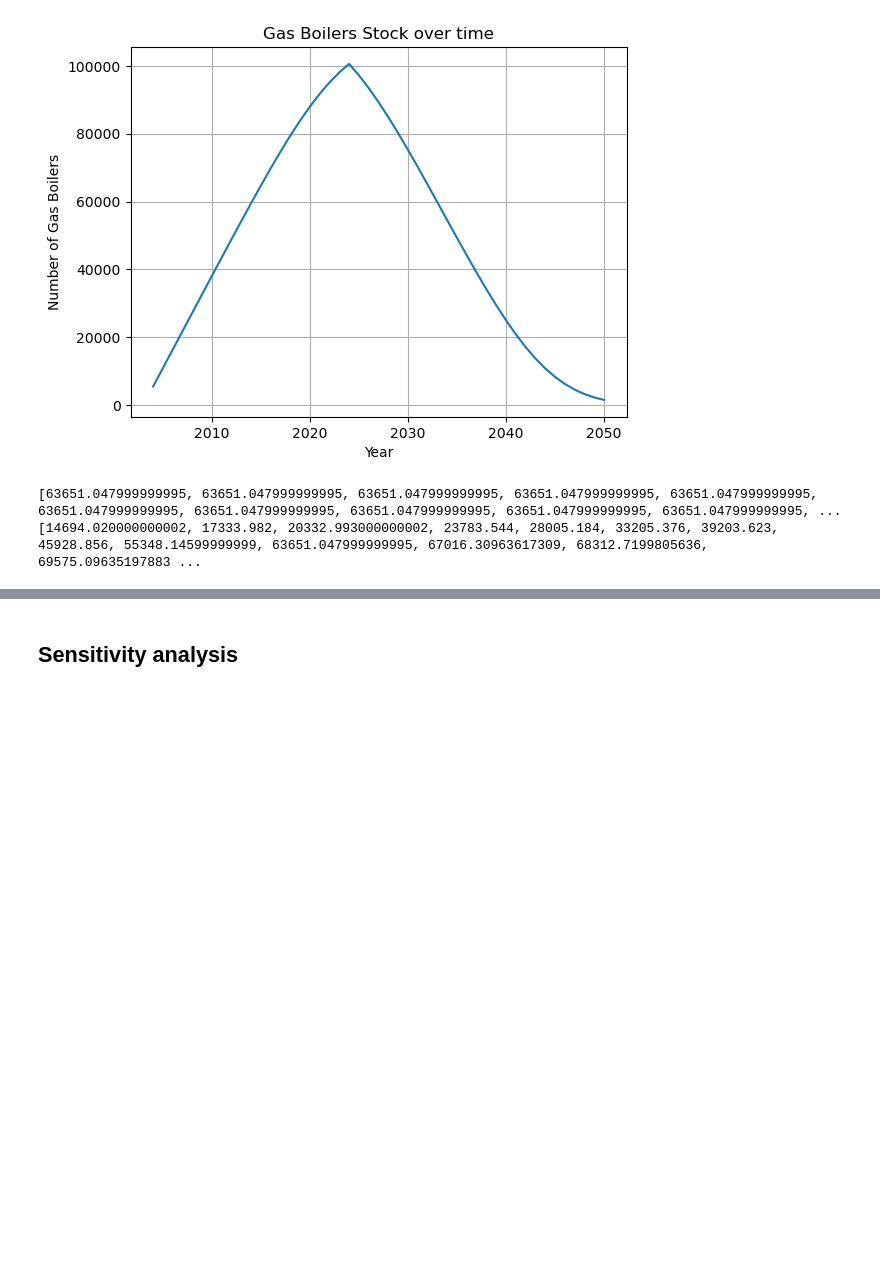
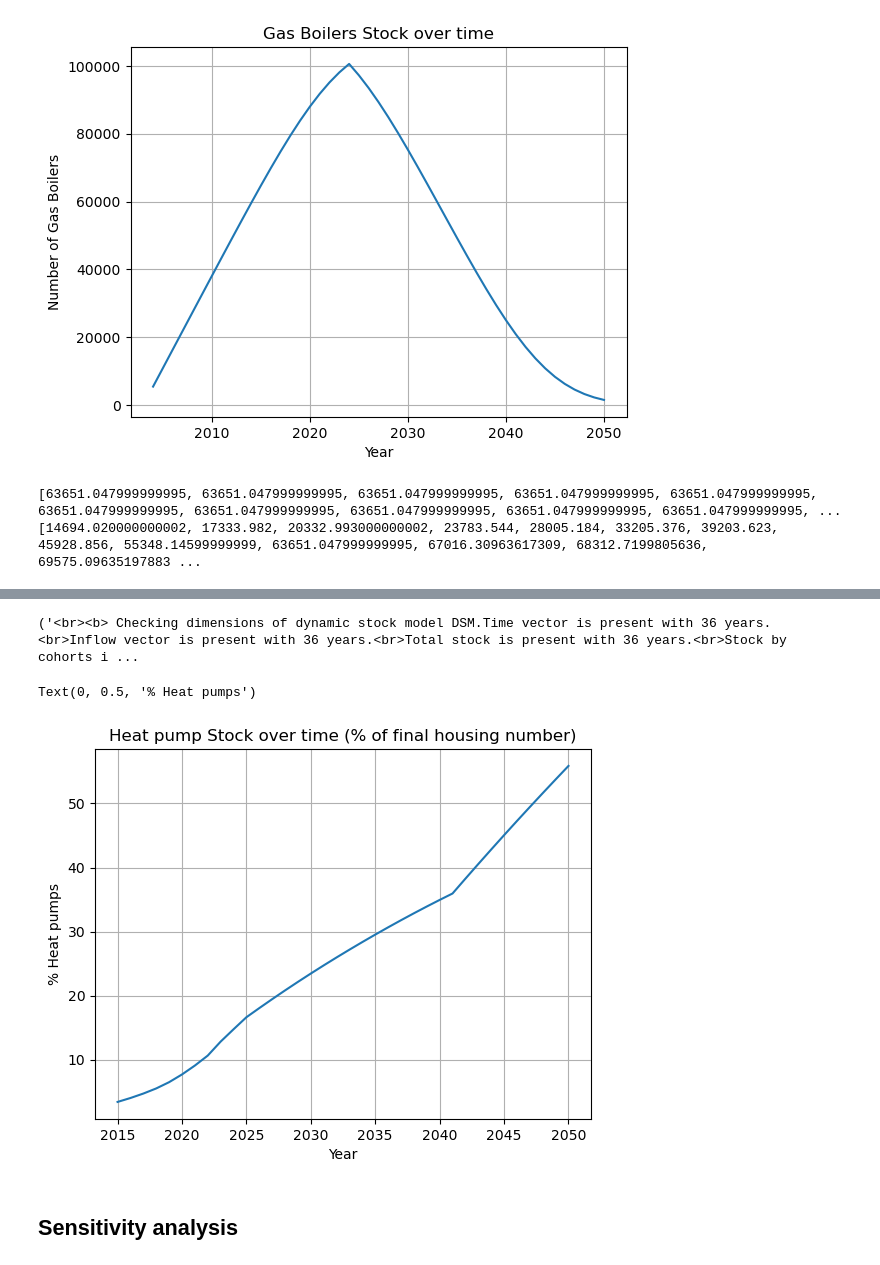
Before and after one commit to Margaux-Ccd/MFA_HeatPumps, a Jupyter notebook: Dynamic_MFA/Dynamic_HP.ipynb, the cells around one changed output, grey strips where cells are left out. Drawn from its saved outputs; the diff is of its cells as text; code cells hidden in the pictures; blank space fills up the shorter version.

```diff
--- a/Dynamic_MFA/Dynamic_HP.ipynb
+++ b/Dynamic_MFA/Dynamic_HP.ipynb
@@ -143,2 +172,19 @@ Text(0, 0.5, 'Number of Heat pumps')
+# %%
+# compute stock driven model to get inflow
+HP_inc= HP_DSM_incentive.compute_stock_driven_model()
+
+S_inc=HP_DSM_incentive.compute_stock_total()
+check_HP_inc=HP_DSM_incentive.dimension_check()
+# plot stock
+print(check_HP_inc)
+plt.grid()
+plt.plot( HP_DSM_incentive.t,np.array(HP_DSM_incentive.s)/(housing_2024+Housing_increase[-1])*100, label='Heat pump Stock')
+plt.title('Heat pump Stock over time (% of final housing number)')
+plt.xlabel('Year')
+plt.ylabel('% Heat pumps')
+# %% [output]
+('<br><b> Checking dimensions of dynamic stock model DSM.Time vector is present with 36 years.<br>Inflow vector is present with 36 years.<br>Total stock is present with 36 years.<br>Stock by cohorts i ...
+Text(0, 0.5, '% Heat pumps')
+[figure, added]
 # %% [markdown]
 ## Sensitivity analysis
```
Also changed, not shown: parts of 4 cells of this notebook.
